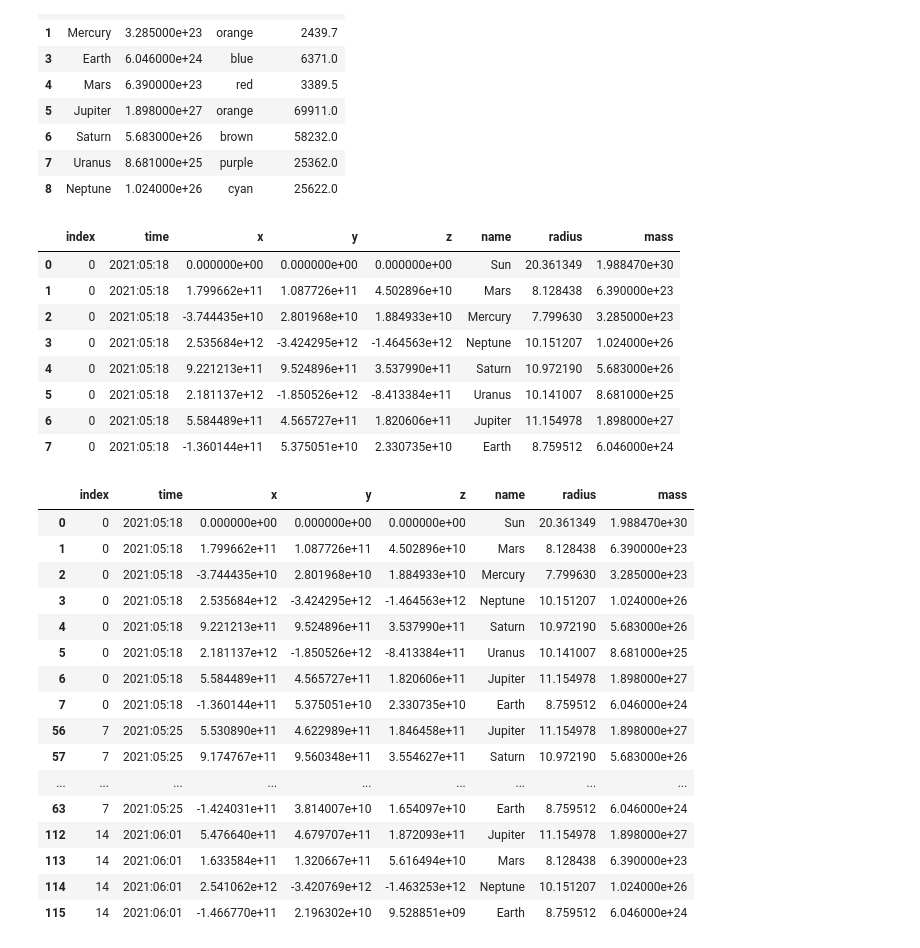
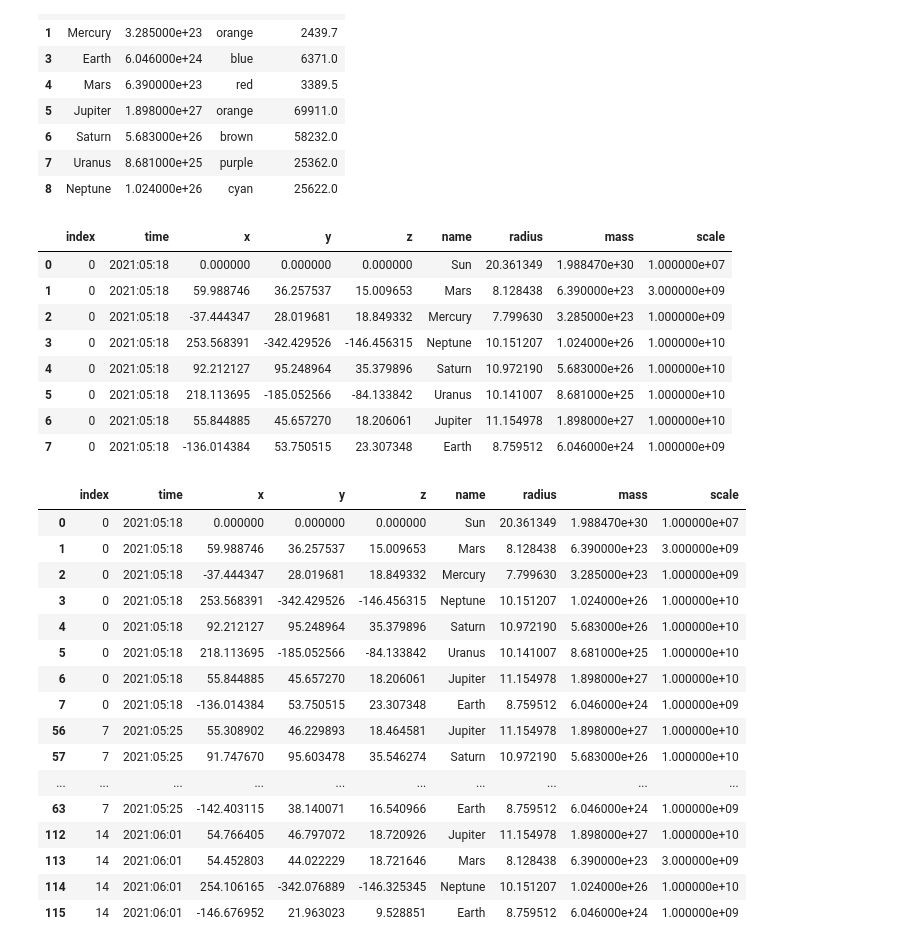
Before and after one commit to LuckyL00ser/MPS-Solar-System, a Jupyter notebook: Animation.ipynb, the cells around one changed output. Cells and saved outputs as stored; diff of their text form; code cells hidden in the pictures.

Commit message:
simulation made much better, scales need some love :(

```diff
--- a/Animation.ipynb
+++ b/Animation.ipynb
@@ -12,8 +12,14 @@ init_notebook_mode(connected=True)
 cf.go_offline()
 
 
-def scale_axis(data: pd.DataFrame, scale: list) -> pd.DataFrame:
-    data["x"] = data["x"] / scale
-    data["y"] = data["y"] / scale
-    data["z"] = data["z"] / scale
+def scale_axis(data: pd.DataFrame, scale:dict) -> pd.DataFrame:
+    # scale = {"Sun": 10e6, "Mercury": 10e8, "Venus":10e8, "Earth":10e8, "Mars":10e8, "Jupiter":10e10, "Saturn":10e10, "Uranus":10e10, "Neptune": 10e10}
+    data = data.copy()
+    new_list = []
+    for key in data["name"].to_list():
+        new_list.append(scale[key])
+    data["scale"] = new_list
+    data["x"] = data["x"] / data["scale"]
+    data["y"] = data["y"] / data["scale"]
+    data["z"] = data["z"] / data["scale"]
     return data
@@ -37,31 +61,37 @@ planets_data
 | 8 | Neptune | 1.024000e+26 | cyan | 25622.0 |
 # %%
 import datetime
+scale = {"Sun": 10e6, "Mercury": 10e8, "Venus":10e8, "Earth":10e8, "Mars":3*10e8,
+         "Jupiter":10e9, "Saturn":10e9, "Uranus":10e9, "Neptune": 10e9}
 
 position_history = pd.read_csv("position_history.csv", index_col=0)
 position_history["time"] = pd.to_datetime(position_history["time"]).astype("datetime64[D]")
+position_history = scale_axis(position_history, scale=scale)
 position_history = position_history[position_history.name != "Venus"]
 position_history["radius"] = np.log(position_history["radius"])
-# position_history = scale_axis(position_history, scale=10e8)
 position_history = position_history.sort_values("time")
 
 start_time = min(position_history["time"])
 end_time = max(position_history["time"])
 
 position_history["time"] = position_history["time"].dt.strftime("%Y:%m:%d")
 
+x_limit = position_history["x"].abs().max()
+y_limit = position_history["y"].abs().max()
+z_limit = position_history["z"].abs().max()
+
 position_history = position_history.reset_index()
 position_history.head(number_of_planets)
 # %% [output]
-|  | index | time | x | y | z | name | radius | mass |
-| 0 | 0 | 2021:05:18 | 0.000000e+00 | 0.000000e+00 | 0.000000e+00 | Sun | 20.361349 | 1.988470e+30 |
-| 1 | 0 | 2021:05:18 | 1.799662e+11 | 1.087726e+11 | 4.502896e+10 | Mars | 8.128438 | 6.390000e+23 |
-| 2 | 0 | 2021:05:18 | -3.744435e+10 | 2.801968e+10 | 1.884933e+10 | Mercury | 7.799630 | 3.285000e+23 |
-| 3 | 0 | 2021:05:18 | 2.535684e+12 | -3.424295e+12 | -1.464563e+12 | Neptune | 10.151207 | 1.024000e+26 |
-| 4 | 0 | 2021:05:18 | 9.221213e+11 | 9.524896e+11 | 3.537990e+11 | Saturn | 10.972190 | 5.683000e+26 |
-| 5 | 0 | 2021:05:18 | 2.181137e+12 | -1.850526e+12 | -8.413384e+11 | Uranus | 10.141007 | 8.681000e+25 |
-| 6 | 0 | 2021:05:18 | 5.584489e+11 | 4.565727e+11 | 1.820606e+11 | Jupiter | 11.154978 | 1.898000e+27 |
-| 7 | 0 | 2021:05:18 | -1.360144e+11 | 5.375051e+10 | 2.330735e+10 | Earth | 8.759512 | 6.046000e+24 |
+|  | index | time | x | y | z | name | radius | mass | scale |
+| 0 | 0 | 2021:05:18 | 0.000000 | 0.000000 | 0.000000 | Sun | 20.361349 | 1.988470e+30 | 1.000000e+07 |
+| 1 | 0 | 2021:05:18 | 59.988746 | 36.257537 | 15.009653 | Mars | 8.128438 | 6.390000e+23 | 3.000000e+09 |
+| 2 | 0 | 2021:05:18 | -37.444347 | 28.019681 | 18.849332 | Mercury | 7.799630 | 3.285000e+23 | 1.000000e+09 |
+| 3 | 0 | 2021:05:18 | 253.568391 | -342.429526 | -146.456315 | Neptune | 10.151207 | 1.024000e+26 | 1.000000e+10 |
+| 4 | 0 | 2021:05:18 | 92.212127 | 95.248964 | 35.379896 | Saturn | 10.972190 | 5.683000e+26 | 1.000000e+10 |
+| 5 | 0 | 2021:05:18 | 218.113695 | -185.052566 | -84.133842 | Uranus | 10.141007 | 8.681000e+25 | 1.000000e+10 |
+| 6 | 0 | 2021:05:18 | 55.844885 | 45.657270 | 18.206061 | Jupiter | 11.154978 | 1.898000e+27 | 1.000000e+10 |
+| 7 | 0 | 2021:05:18 | -136.014384 | 53.750515 | 23.307348 | Earth | 8.759512 | 6.046000e+24 | 1.000000e+09 |
 # %%
 steps = 50
 time_step = ((end_time - start_time) / steps).days
@@ -73,23 +103,23 @@ for index in range(number_of_planets*time_step, position_history.shape[0], numbe
 pd.options.display.max_rows = 300
 downsampled_position_history.head(20)
 # %% [output]
-|  | index | time | x | y | z | name | radius | mass |
-| 0 | 0 | 2021:05:18 | 0.000000e+00 | 0.000000e+00 | 0.000000e+00 | Sun | 20.361349 | 1.988470e+30 |
-| 1 | 0 | 2021:05:18 | 1.799662e+11 | 1.087726e+11 | 4.502896e+10 | Mars | 8.128438 | 6.390000e+23 |
-| 2 | 0 | 2021:05:18 | -3.744435e+10 | 2.801968e+10 | 1.884933e+10 | Mercury | 7.799630 | 3.285000e+23 |
-| 3 | 0 | 2021:05:18 | 2.535684e+12 | -3.424295e+12 | -1.464563e+12 | Neptune | 10.151207 | 1.024000e+26 |
-| 4 | 0 | 2021:05:18 | 9.221213e+11 | 9.524896e+11 | 3.537990e+11 | Saturn | 10.972190 | 5.683000e+26 |
-| 5 | 0 | 2021:05:18 | 2.181137e+12 | -1.850526e+12 | -8.413384e+11 | Uranus | 10.141007 | 8.681000e+25 |
-| 6 | 0 | 2021:05:18 | 5.584489e+11 | 4.565727e+11 | 1.820606e+11 | Jupiter | 11.154978 | 1.898000e+27 |
-| 7 | 0 | 2021:05:18 | -1.360144e+11 | 5.375051e+10 | 2.330735e+10 | Earth | 8.759512 | 6.046000e+24 |
-| 56 | 7 | 2021:05:25 | 5.530890e+11 | 4.622989e+11 | 1.846458e+11 | Jupiter | 11.154978 | 1.898000e+27 |
-| 57 | 7 | 2021:05:25 | 9.174767e+11 | 9.560348e+11 | 3.554627e+11 | Saturn | 10.972190 | 5.683000e+26 |
-| ... | ... | ... | ... | ... | ... | ... | ... | ... |
-| 63 | 7 | 2021:05:25 | -1.424031e+11 | 3.814007e+10 | 1.654097e+10 | Earth | 8.759512 | 6.046000e+24 |
-| 112 | 14 | 2021:06:01 | 5.476640e+11 | 4.679707e+11 | 1.872093e+11 | Jupiter | 11.154978 | 1.898000e+27 |
-| 113 | 14 | 2021:06:01 | 1.633584e+11 | 1.320667e+11 | 5.616494e+10 | Mars | 8.128438 | 6.390000e+23 |
-| 114 | 14 | 2021:06:01 | 2.541062e+12 | -3.420769e+12 | -1.463253e+12 | Neptune | 10.151207 | 1.024000e+26 |
-| 115 | 14 | 2021:06:01 | -1.466770e+11 | 2.196302e+10 | 9.528851e+09 | Earth | 8.759512 | 6.046000e+24 |
+|  | index | time | x | y | z | name | radius | mass | scale |
+| 0 | 0 | 2021:05:18 | 0.000000 | 0.000000 | 0.000000 | Sun | 20.361349 | 1.988470e+30 | 1.000000e+07 |
+| 1 | 0 | 2021:05:18 | 59.988746 | 36.257537 | 15.009653 | Mars | 8.128438 | 6.390000e+23 | 3.000000e+09 |
+| 2 | 0 | 2021:05:18 | -37.444347 | 28.019681 | 18.849332 | Mercury | 7.799630 | 3.285000e+23 | 1.000000e+09 |
+| 3 | 0 | 2021:05:18 | 253.568391 | -342.429526 | -146.456315 | Neptune | 10.151207 | 1.024000e+26 | 1.000000e+10 |
+| 4 | 0 | 2021:05:18 | 92.212127 | 95.248964 | 35.379896 | Saturn | 10.972190 | 5.683000e+26 | 1.000000e+10 |
+| 5 | 0 | 2021:05:18 | 218.113695 | -185.052566 | -84.133842 | Uranus | 10.141007 | 8.681000e+25 | 1.000000e+10 |
+| 6 | 0 | 2021:05:18 | 55.844885 | 45.657270 | 18.206061 | Jupiter | 11.154978 | 1.898000e+27 | 1.000000e+10 |
+| 7 | 0 | 2021:05:18 | -136.014384 | 53.750515 | 23.307348 | Earth | 8.759512 | 6.046000e+24 | 1.000000e+09 |
+| 56 | 7 | 2021:05:25 | 55.308902 | 46.229893 | 18.464581 | Jupiter | 11.154978 | 1.898000e+27 | 1.000000e+10 |
+| 57 | 7 | 2021:05:25 | 91.747670 | 95.603478 | 35.546274 | Saturn | 10.972190 | 5.683000e+26 | 1.000000e+10 |
+| ... | ... | ... | ... | ... | ... | ... | ... | ... | ... |
+| 63 | 7 | 2021:05:25 | -142.403115 | 38.140071 | 16.540966 | Earth | 8.759512 | 6.046000e+24 | 1.000000e+09 |
+| 112 | 14 | 2021:06:01 | 54.766405 | 46.797072 | 18.720926 | Jupiter | 11.154978 | 1.898000e+27 | 1.000000e+10 |
+| 113 | 14 | 2021:06:01 | 54.452803 | 44.022229 | 18.721646 | Mars | 8.128438 | 6.390000e+23 | 3.000000e+09 |
+| 114 | 14 | 2021:06:01 | 254.106165 | -342.076889 | -146.325345 | Neptune | 10.151207 | 1.024000e+26 | 1.000000e+10 |
+| 115 | 14 | 2021:06:01 | -146.676952 | 21.963023 | 9.528851 | Earth | 8.759512 | 6.046000e+24 | 1.000000e+09 |
 # %%
 steps = []
 slider_range = int(downsampled_position_history.shape[0]/8)
```
Also changed, not shown: parts of 3 cells of this notebook.
